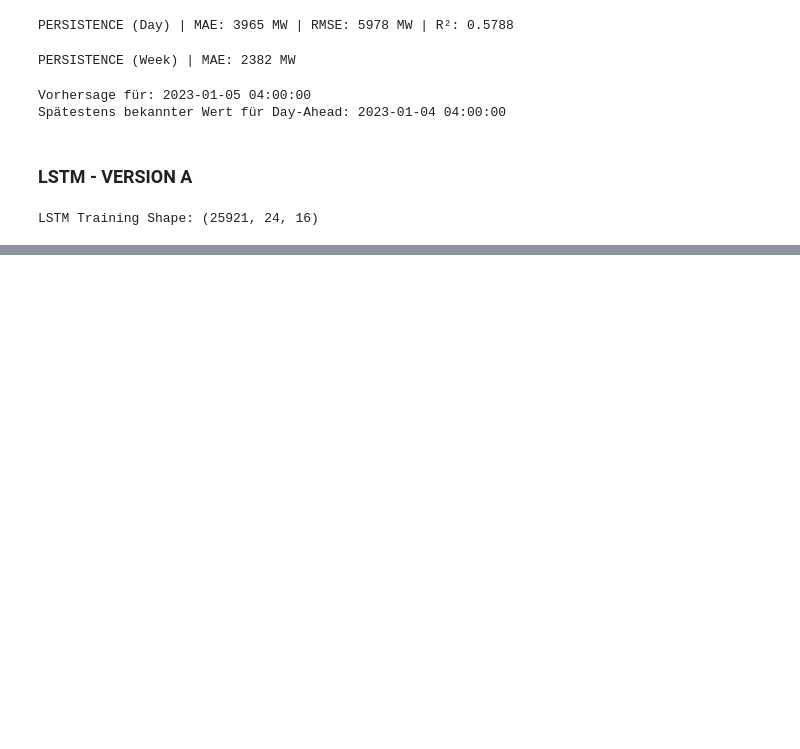
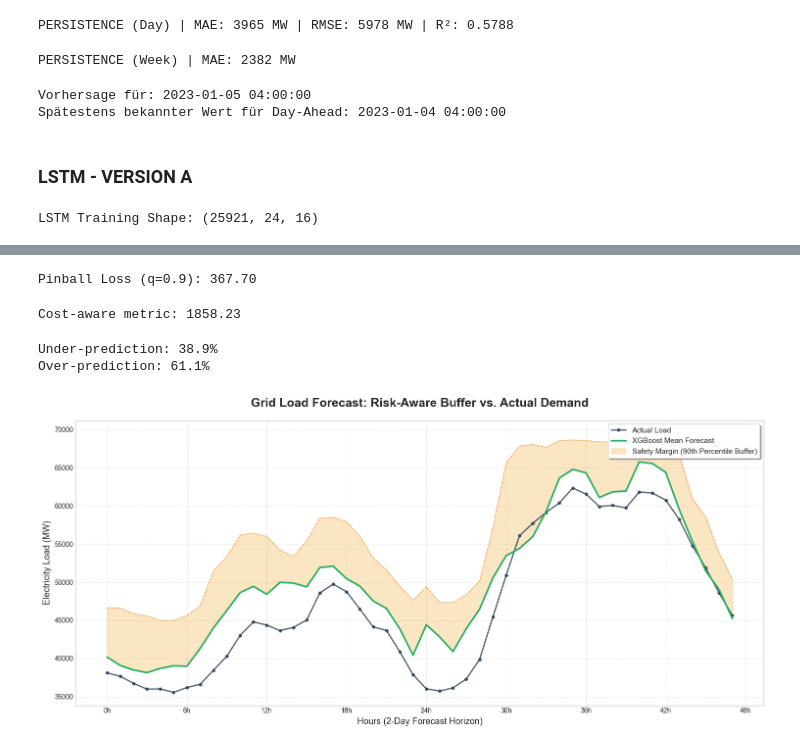
Before and after one commit to saifel96/germany-load-forecasting, a Jupyter notebook: notebooks/10-day-ahead-model-lag_features.ipynb, the cells around one changed output, grey strips where cells are left out. Drawn from its saved outputs; the diff is of its cells as text; code cells hidden in the pictures; blank space fills up the shorter version.

```diff
--- a/notebooks/10-day-ahead-model-lag_features.ipynb
+++ b/notebooks/10-day-ahead-model-lag_features.ipynb
@@ -306,0 +310,80 @@ LSTM Day-Ahead MAE: 2235 MW
+# %%
+
+model_q90 = GradientBoostingRegressor(loss="quantile", alpha=0.9)
+model_q90.fit(X_train, y_train_raw.values.ravel())
+
+pred_q90 = model_q90.predict(X_test)
+# %%
+pinball = mean_pinball_loss(y_test_raw.values.ravel(), pred_q90, alpha=0.9)
+
+print(f"Pinball Loss (q=0.9): {pinball:.2f}")
+# %% [output]
+Pinball Loss (q=0.9): 367.70
+# %%
+error = y_test_raw.values.ravel() - y_xgb_predict
+
+# penalize underprediction more
+cost = np.where(error > 0, error * 2, np.abs(error))
+
+print(f"Cost-aware metric: {cost.mean():.2f}")
+# %% [output]
+Cost-aware metric: 1858.23
+# %%
+under = (y_test_raw.values.ravel() > y_xgb_predict).mean()
+over = (y_test_raw.values.ravel() < y_xgb_predict).mean()
+
+print(f"Under-prediction: {under*100:.1f}%")
+print(f"Over-prediction: {over*100:.1f}%")
+# %% [output]
+Under-prediction: 38.9%
+Over-prediction: 61.1%
+# %%
+
+
+# Plot-Style für professionelles Aussehen
+plt.style.use('seaborn-v0_8-whitegrid') # Alternativ 'bmh' oder 'ggplot'
+plt.figure(figsize=(15, 7), dpi=100)
+
+# 1. Echte Last (Actual) - Mit Punkten für Messwerte
+plt.plot(range(48), y_test_raw.values[:48],
+         label="Actual Load", color="#2c3e50", # Dunkelgrau/Blau
+         linewidth=2, marker='o', markersize=4, alpha=0.8)
+
+# 2. Mean Forecast (XGBoost) - Kräftiges Grün
+plt.plot(range(48), y_xgb_predict[:48],
+         label="XGBoost Mean Forecast", color="#27ae60", # LinkedIn Green
+         linewidth=2.5)
+
+# 3. Safety Margin (q90) - Orange Schattierung
+plt.fill_between(
+    range(48),
+    y_xgb_predict[:48],
+    pred_q90[:48],
+    color="#f39c12", # Energy Orange
+    alpha=0.25,
+    label="Safety Margin (90th Percentile Buffer)"
+)
+
+# 4. Die q90 Linie selbst (gestrichelt für Klarheit)
+plt.plot(range(48), pred_q90[:48], color="#e67e22",
+         linestyle="--", linewidth=1, alpha=0.7)
+
+# Beschriftungen & Titel
+plt.title("Grid Load Forecast: Risk-Aware Buffer vs. Actual Demand",
+          fontsize=18, fontweight='bold', pad=20)
+plt.xlabel("Hours (2-Day Forecast Horizon)", fontsize=13)
+plt.ylabel("Electricity Load (MW)", fontsize=13)
+
+# X-Achse in 6-Stunden-Schritten
+plt.xticks(np.arange(0, 49, 6), [f"{h}h" for h in np.arange(0, 49, 6)])
+
+# Legende (Professionell platziert)
+plt.legend(loc="upper right", frameon=True, shadow=True, fontsize=11)
+
+# Gitter verfeinern
+plt.grid(True, linestyle='--', alpha=0.5)
+
+plt.tight_layout()
+plt.show()
+# %% [output]
+[figure, added]
```
Also changed, not shown: parts of 4 cells of this notebook, 2 other files.
